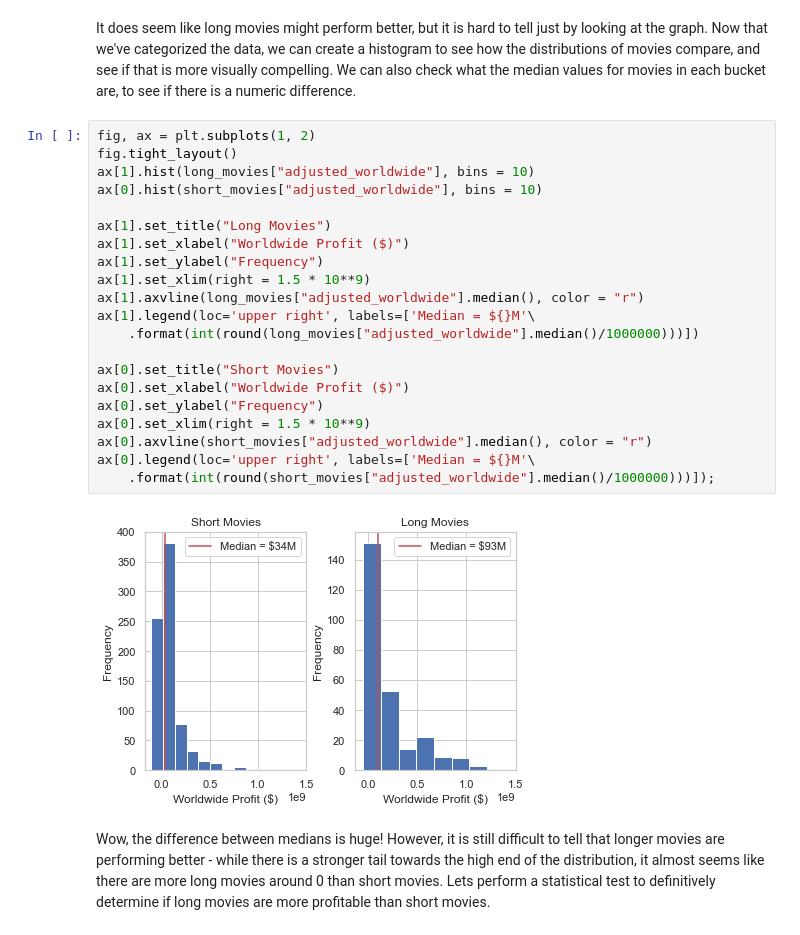
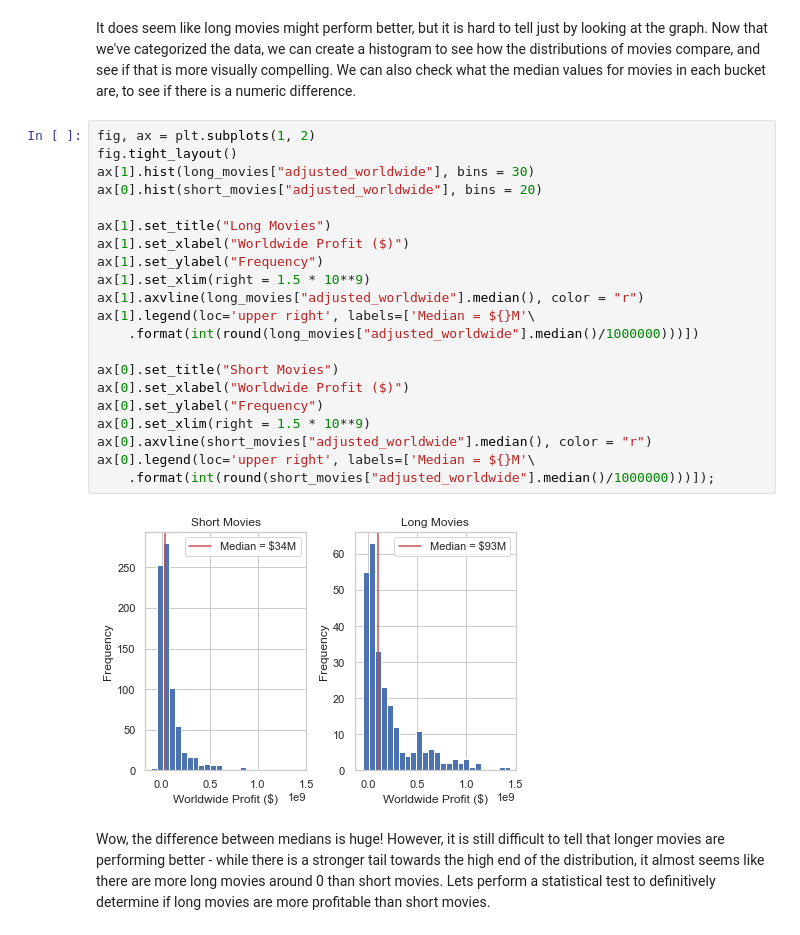
Before and after one commit to doriggs/Semester1Capstone, a Jupyter notebook: student.ipynb, the cells around one changed output. Saved outputs shown, nothing was run; the diff lists cells and outputs as text.

Commit message:
moved images to folder, updated long vs short graph, created pdfs folder

```diff
--- a/student.ipynb
+++ b/student.ipynb
@@ -591,26 +591,26 @@ It does seem like long movies might perform better, but it is hard to tell just
 # %%
 fig, ax = plt.subplots(1, 2)
 fig.tight_layout()
-ax[1].hist(long_movies["adjusted_worldwide"], bins = 10)
-ax[0].hist(short_movies["adjusted_worldwide"], bins = 10)
+ax[1].hist(long_movies["adjusted_worldwide"], bins = 30)
+ax[0].hist(short_movies["adjusted_worldwide"], bins = 20)
 
 ax[1].set_title("Long Movies")
 ax[1].set_xlabel("Worldwide Profit ($)")
 ax[1].set_ylabel("Frequency")
 ax[1].set_xlim(right = 1.5 * 10**9)
 ax[1].axvline(long_movies["adjusted_worldwide"].median(), color = "r")
 ax[1].legend(loc='upper right', labels=['Median = ${}M'\
     .format(int(round(long_movies["adjusted_worldwide"].median()/1000000)))])
 
 ax[0].set_title("Short Movies")
 ax[0].set_xlabel("Worldwide Profit ($)")
 ax[0].set_ylabel("Frequency")
 ax[0].set_xlim(right = 1.5 * 10**9)
 ax[0].axvline(short_movies["adjusted_worldwide"].median(), color = "r")
 ax[0].legend(loc='upper right', labels=['Median = ${}M'\
     .format(int(round(short_movies["adjusted_worldwide"].median()/1000000)))]);
 # %% [output]
-[figure, old version]
+[figure, new version]
 # %% [markdown]
 Wow, the difference between medians is huge! However, it is still difficult to tell that longer movies are performing better - while there is a stronger tail towards the high end of the distribution, it almost seems like there are more long movies around 0 than short movies. Lets perform a statistical test to definitively determine if long movies are more profitable than short movies.
 # %% [markdown]
```
Also changed, not shown: parts of 1 cell of this notebook, 6 other files.
